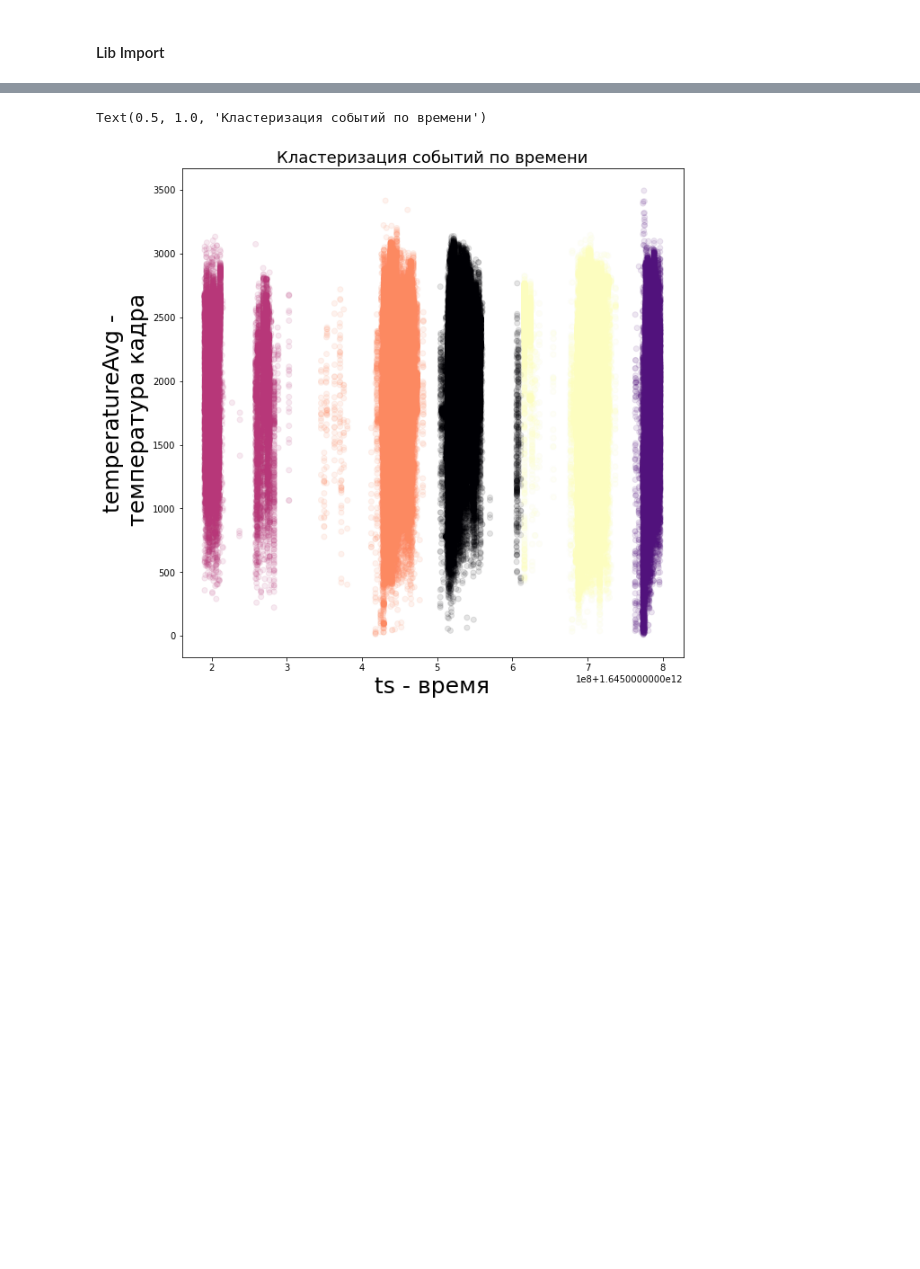
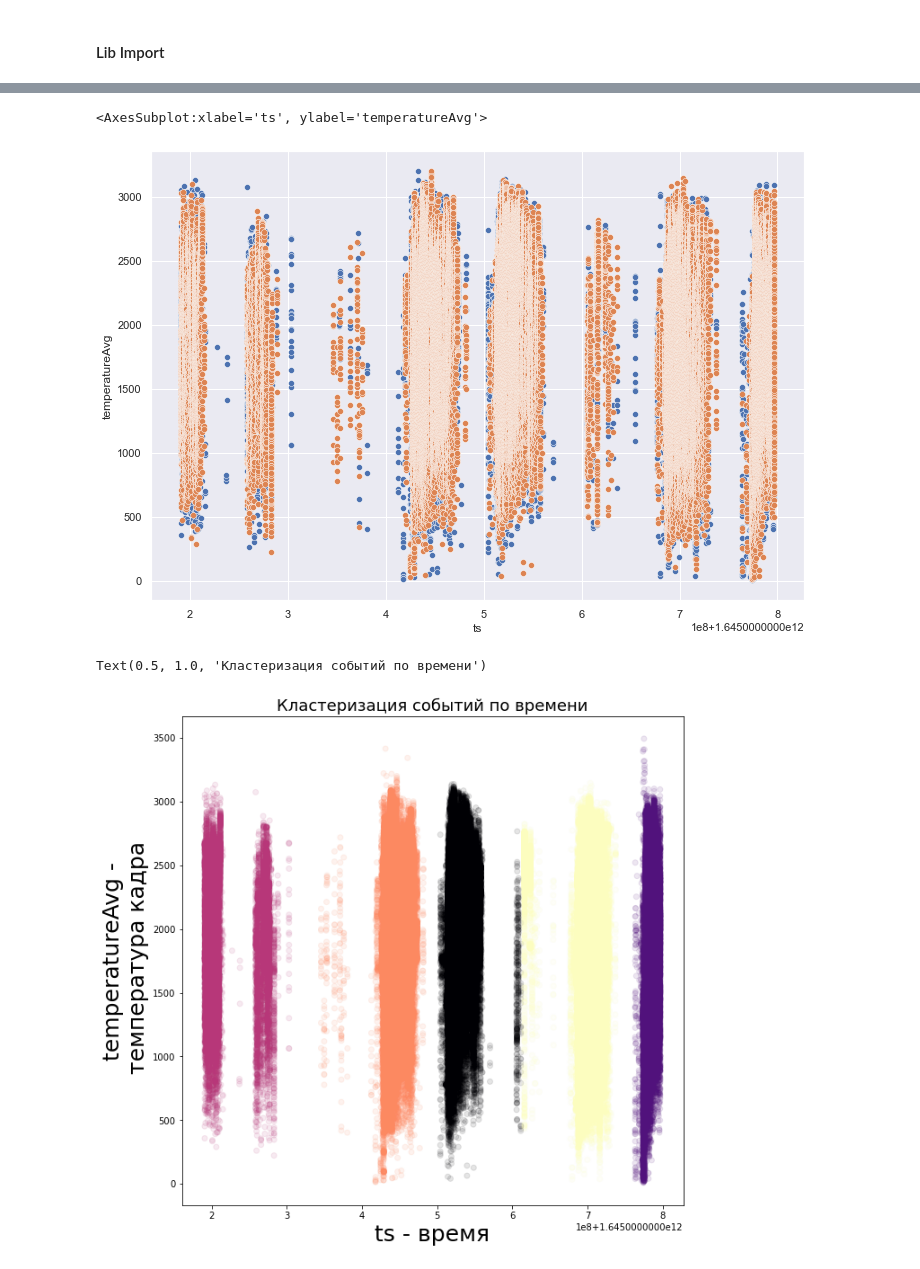
Before and after one commit to enotbeta/thermal-diplom, a Jupyter notebook: Main script.ipynb, the cells around one changed output, grey strips where cells are left out. Cells and saved outputs as stored; diff of their text form; code cells hidden in the pictures; blank space fills up the shorter version.

```diff
--- a/Main script.ipynb
+++ b/Main script.ipynb
@@ -64,3 +79,10 @@ data2 = model.df_all
+# %%
+sns.set(rc={'figure.figsize':(11.7,8.27)})
+sns.scatterplot(data = x, x="ts", y="temperatureAvg"  , palette='Blues')
+sns.scatterplot(data = data2, x="ts", y="temperatureAvg")
+# %% [output]
+<AxesSubplot:xlabel='ts', ylabel='temperatureAvg'>
+[figure, added]
 # %%
 clusters = alg.clusterise(data1,number_of_clusters=5)
 clusters1 = alg.clusterise(data2,number_of_clusters=5)
```
Also changed, not shown: parts of 19 cells of this notebook, 19 other files.
